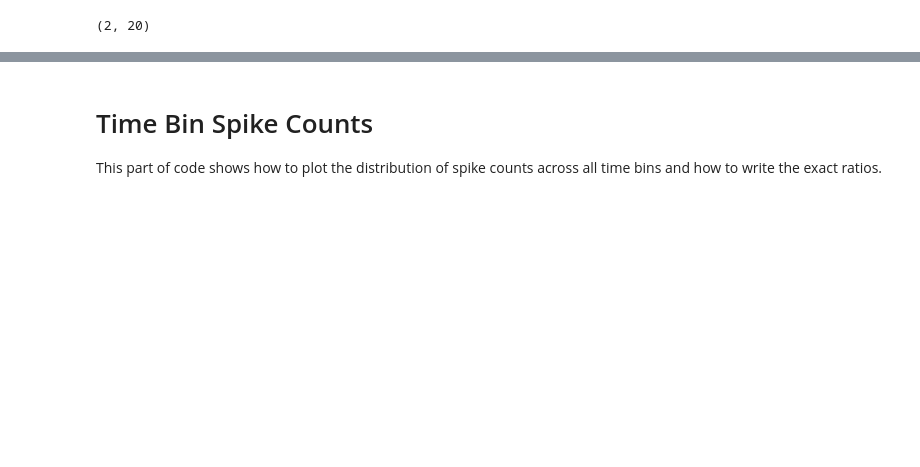
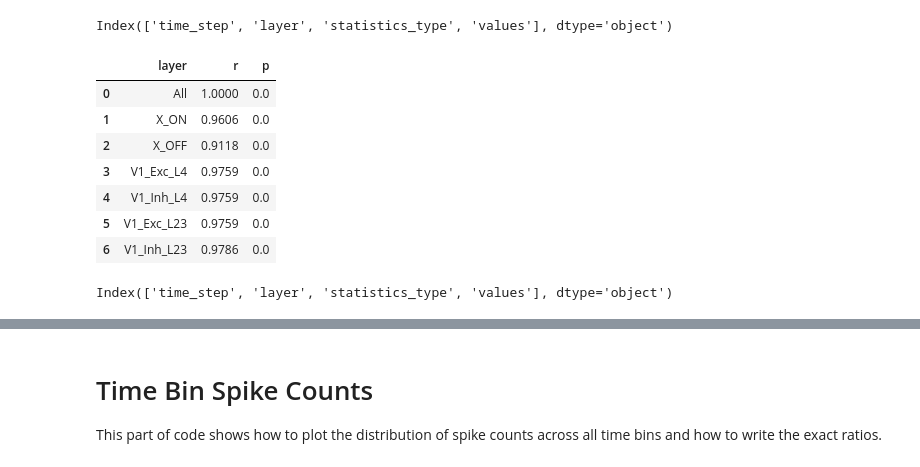
Before and after one commit to dbeinhauer/mcs-source, a Jupyter notebook: results_analysis_tools/analysis_overview.ipynb, the cells around one changed output, grey strips where cells are left out. Saved outputs shown, nothing was run; the diff lists cells and outputs as text; code cells hidden in the pictures; blank space fills up the shorter version.

```diff
--- a/results_analysis_tools/analysis_overview.ipynb
+++ b/results_analysis_tools/analysis_overview.ipynb
@@ -51,3 +85,15 @@ all_results = result_analyzer.get_all_results
+# %%
+result_analyzer.get_synchrony_spearman_correlation(is_test=True, return_latex=False)
+# %% [output]
+Index(['time_step', 'layer', 'statistics_type', 'values'], dtype='object')
+|  | layer | r | p |
+| 0 | All | 1.0000 | 0.0 |
+| 1 | X_ON | 0.9606 | 0.0 |
+| 2 | X_OFF | 0.9118 | 0.0 |
+| 3 | V1_Exc_L4 | 0.9759 | 0.0 |
+| 4 | V1_Inh_L4 | 0.9759 | 0.0 |
+| 5 | V1_Exc_L23 | 0.9759 | 0.0 |
+| 6 | V1_Inh_L23 | 0.9786 | 0.0 |
 # %%
 def function_to_process(row: pd.Series) -> Dict[str, Any]:
     return {
@@ -59,11 +103,9 @@ separate_train_experiment = DatasetResultsProcessor.get_dataset_type(DatasetResu
 # %%
-separate_train_experiment = DatasetResultsProcessor.get_dataset_type(DatasetResultsProcessor.get_analysis_type(DatasetResultsProcessor.get_full_dataset_variant(all_results), AnalysisFields.SEPARATE_EXPERIMENT_ANALYSIS), is_test=True)
-data = separate_train_experiment['analysis_results'][33]
-data = data[data["statistics_type"] == StatisticsFields.TOTAL_COUNT]
-data['values'][0].shape
+separate_train_experiment = DatasetResultsProcessor.get_dataset_type(DatasetResultsProcessor.get_analysis_type(DatasetResultsProcessor.get_full_dataset_variant(all_results), AnalysisFields.SEPARATE_EXPERIMENT_ANALYSIS), is_test=False)
 
-# data = DatasetResultsProcessor.reformat_dataset_dataframe(separate_train_experiment, function_to_process)
-# data = data[data["statistics_type"] == StatisticsFields.SYNCHRONY]
+data = DatasetResultsProcessor.reformat_dataset_dataframe(separate_train_experiment, function_to_process)
+data = data[data["statistics_type"] == StatisticsFields.SYNCHRONY]
 # data["values"][24]
+data.columns
 # %% [output]
-(2, 20)
+Index(['time_step', 'layer', 'statistics_type', 'values'], dtype='object')
```
Also changed, not shown: parts of 13 cells of this notebook, 7 other files.
